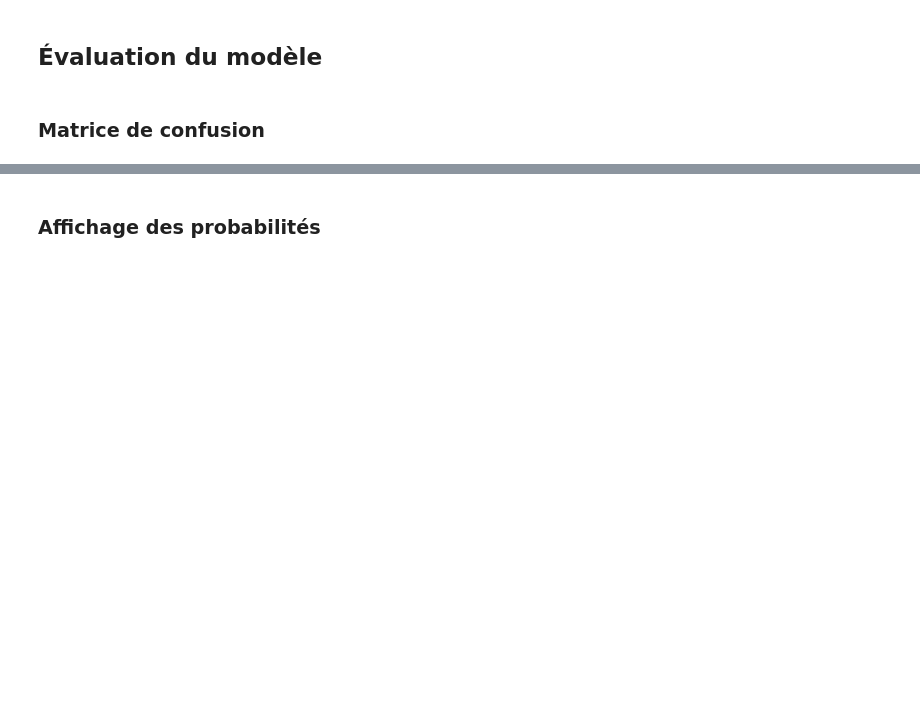
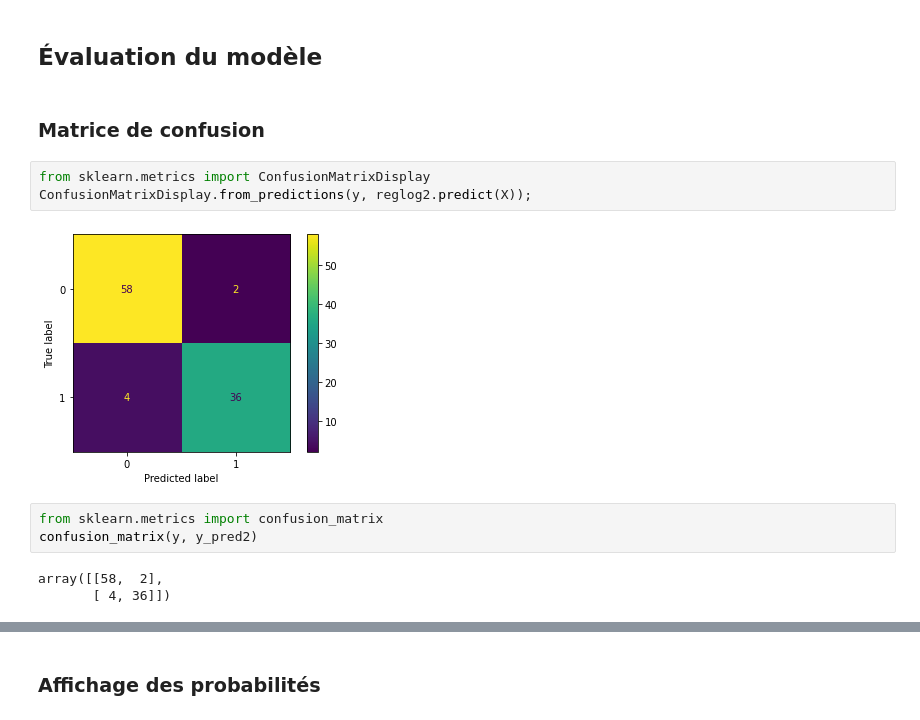
Before and after one commit to louiskuhn/IA-P2-Euskadi, a Jupyter notebook: Régression logistique/1. La régression logistique.ipynb, the cells around one changed output, grey strips where cells are left out. Drawn from its saved outputs; the diff is of its cells as text; blank space fills up the shorter version.

```diff
--- a/Régression logistique/1. La régression logistique.ipynb
+++ b/Régression logistique/1. La régression logistique.ipynb
@@ -133,3 +170,14 @@ plt.plot(x.sort_values(by='Age'), reglog.predict_proba(x.sort_values(by='Age'))[
 ## Évaluation du modèle
 # %% [markdown]
 ### Matrice de confusion
+# %%
+from sklearn.metrics import ConfusionMatrixDisplay
+ConfusionMatrixDisplay.from_predictions(y, reglog2.predict(X));
+# %% [output]
+[figure, added]
+# %%
+from sklearn.metrics import confusion_matrix
+confusion_matrix(y, y_pred2)
+# %% [output]
+array([[58,  2],
+       [ 4, 36]])
```
Also changed, not shown: parts of 12 cells of this notebook, 1 other file.
